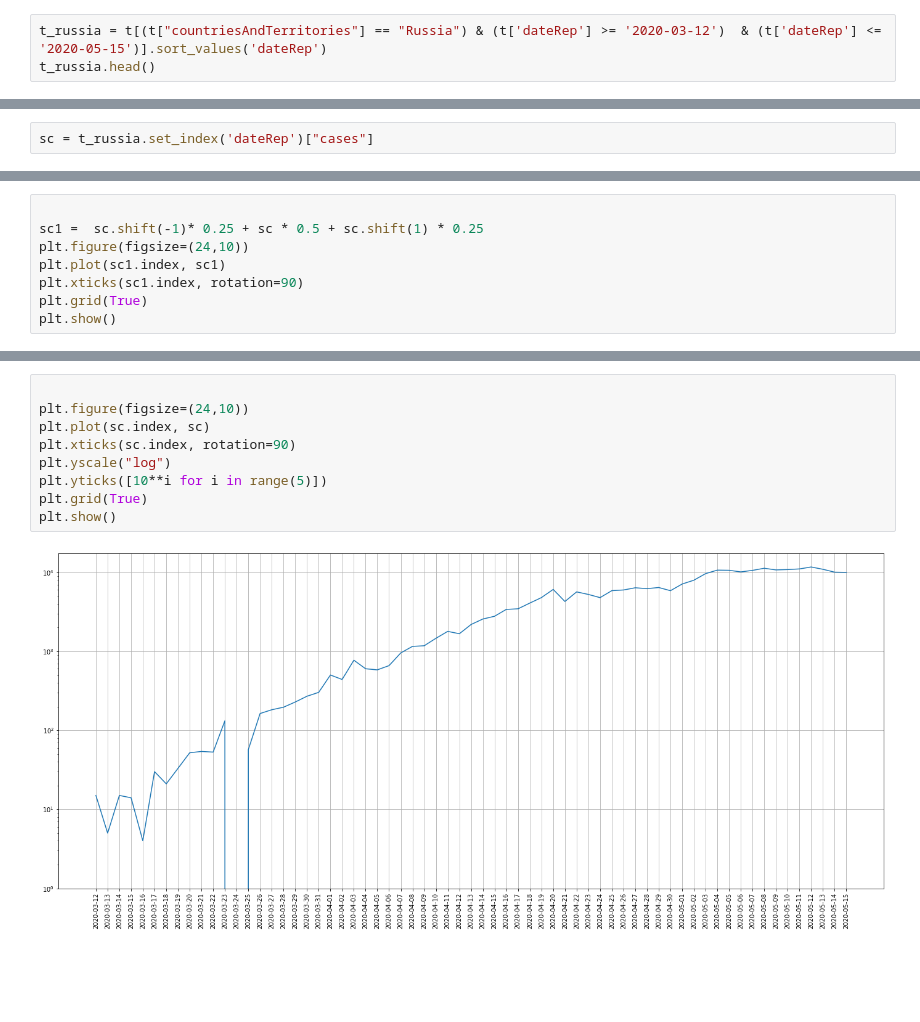
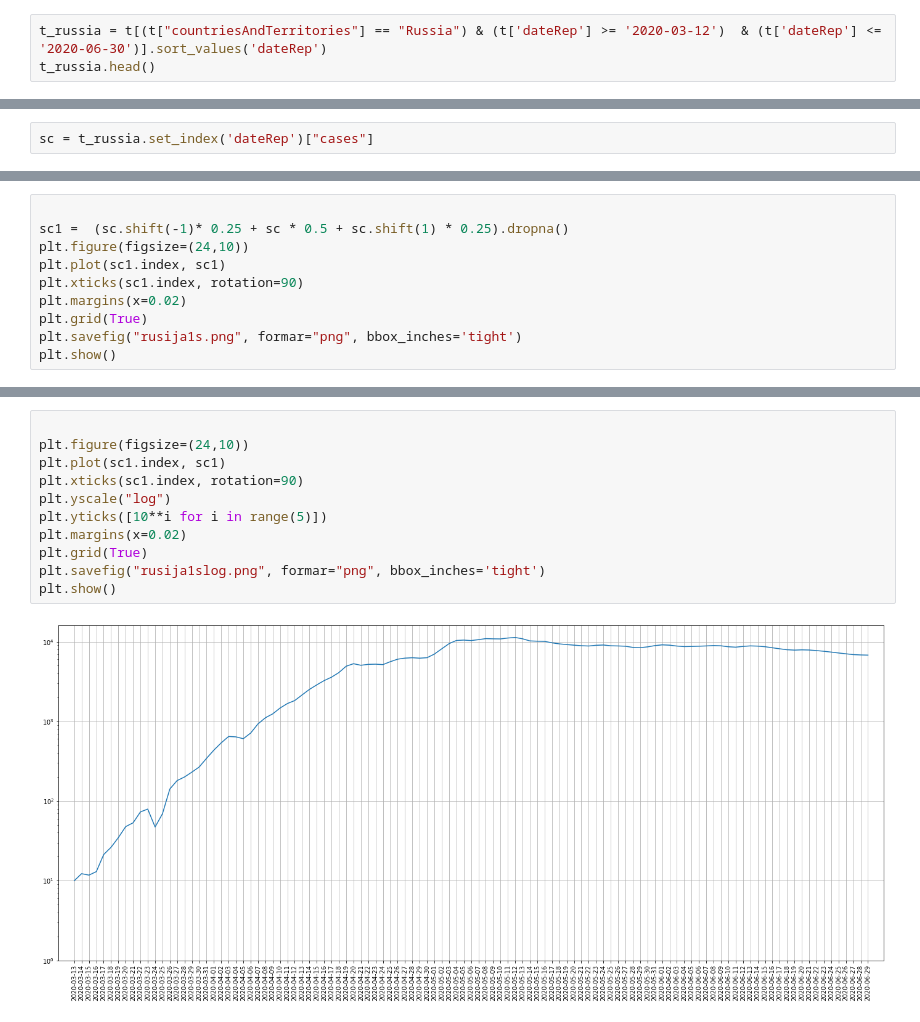
Before and after one commit to Petlja/epidemija-racunanja, a Jupyter notebook: covid-analize.ipynb, the cells around one changed output, grey strips where cells are left out. Cells and saved outputs as stored; diff of their text form; blank space fills up the shorter version.

```diff
--- a/covid-analize.ipynb
+++ b/covid-analize.ipynb
@@ -12,7 +12,7 @@ t.head()
 | 3 | 2020-07-09 | 9 | 7 | 2020 | 59 | 1 | Afghanistan | AF | ... |
 | 4 | 2020-07-08 | 8 | 7 | 2020 | 210 | 16 | Afghanistan | AF | ... |
 # %%
-t_russia = t[(t["countriesAndTerritories"] == "Russia") & (t['dateRep'] >= '2020-03-12')  & (t['dateRep'] <= '2020-05-15')].sort_values('dateRep')
+t_russia = t[(t["countriesAndTerritories"] == "Russia") & (t['dateRep'] >= '2020-03-12')  & (t['dateRep'] <= '2020-06-30')].sort_values('dateRep')
 t_russia.head()
 # %% [output]
 |  | dateRep | day | month | year | cases | deaths | countriesAndTerritories | geoId | ... |
@@ -34,9 +36,11 @@ plt.show()
 # %%
 
-sc1 =  sc.shift(-1)* 0.25 + sc * 0.5 + sc.shift(1) * 0.25
+sc1 =  (sc.shift(-1)* 0.25 + sc * 0.5 + sc.shift(1) * 0.25).dropna()
 plt.figure(figsize=(24,10))
 plt.plot(sc1.index, sc1)
 plt.xticks(sc1.index, rotation=90)
+plt.margins(x=0.02)
 plt.grid(True)
+plt.savefig("rusija1s.png", formar="png", bbox_inches='tight')
 plt.show()
 # %% [output]
@@ -44,13 +48,15 @@ plt.show()
 # %%
 
 plt.figure(figsize=(24,10))
-plt.plot(sc.index, sc)
-plt.xticks(sc.index, rotation=90)
+plt.plot(sc1.index, sc1)
+plt.xticks(sc1.index, rotation=90)
 plt.yscale("log")
 plt.yticks([10**i for i in range(5)])
+plt.margins(x=0.02)
 plt.grid(True)
+plt.savefig("rusija1slog.png", formar="png", bbox_inches='tight')
 plt.show()
 # %% [output]
-[figure, old version]
+[figure, new version]
 # %%
 plt.figure(figsize=(24,10))
```
Also changed, not shown: parts of 3 cells of this notebook, 5 other files.
